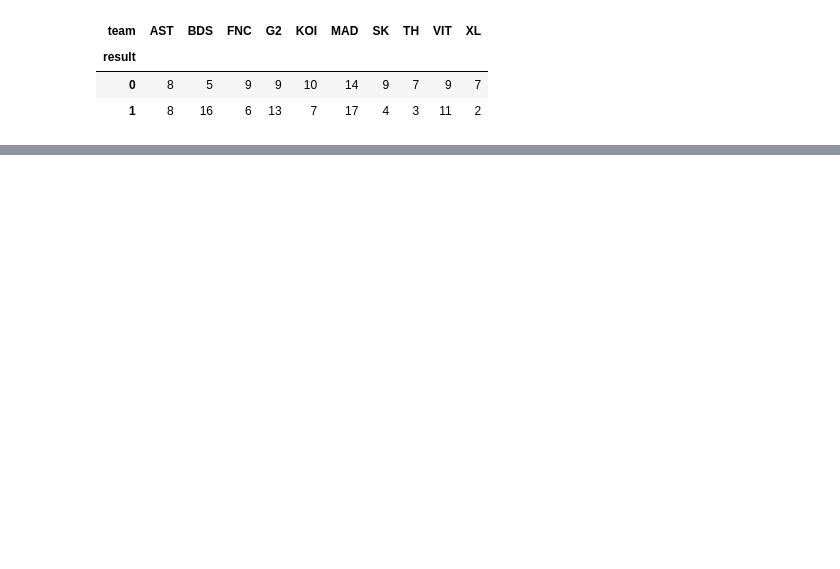
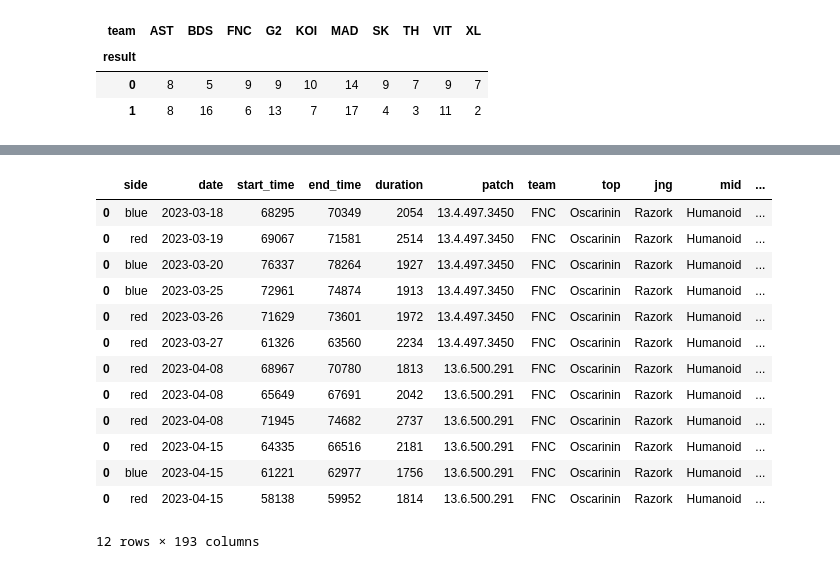
Before and after one commit to matthewh26/Global-Power-Rankings-Hackathon, a Jupyter notebook: Json_data.ipynb, the cells around one changed output, grey strips where cells are left out. Drawn from its saved outputs; the diff is of its cells as text; code cells hidden in the pictures; blank space fills up the shorter version.

Commit message:
adds rolling averages

```diff
--- a/Json_data.ipynb
+++ b/Json_data.ipynb
@@ -148,0 +179,32 @@ pd.pivot_table(df, index = 'result', columns = 'team', values = 'region' ,aggfun
+# %%
+grouped_games = df.groupby("team")
+# %%
+def rolling_avg(group,cols,new_cols):
+    group = group.sort_values("date")
+    rolling_stats = group[cols].rolling(3, closed ='left').mean() #assigns avg from previous 3 games onto the 4th game
+    group[new_cols]=rolling_stats
+    group = group.dropna(subset = new_cols) #drops the first 3 games without rolling averages
+    return group
+# %%
+end_cols = [col for col in df.columns if "_end" in col]
+cols = end_cols + ["total_pings","duration"]
+new_cols = [f"{c}_rolling" for c in cols]
+# %%
+fnc = grouped_games.get_group("FNC")
+# %%
+rolling_avg(fnc,cols,new_cols)
+# %% [output]
+|  | side | date | start_time | end_time | duration | patch | team | top | jng | mid | ... |
+| 0 | blue | 2023-03-18 | 68295 | 70349 | 2054 | 13.4.497.3450 | FNC | Oscarinin | Razork | Humanoid | ... |
+| 0 | red | 2023-03-19 | 69067 | 71581 | 2514 | 13.4.497.3450 | FNC | Oscarinin | Razork | Humanoid | ... |
+| 0 | blue | 2023-03-20 | 76337 | 78264 | 1927 | 13.4.497.3450 | FNC | Oscarinin | Razork | Humanoid | ... |
+| 0 | blue | 2023-03-25 | 72961 | 74874 | 1913 | 13.4.497.3450 | FNC | Oscarinin | Razork | Humanoid | ... |
+| 0 | red | 2023-03-26 | 71629 | 73601 | 1972 | 13.4.497.3450 | FNC | Oscarinin | Razork | Humanoid | ... |
+| 0 | red | 2023-03-27 | 61326 | 63560 | 2234 | 13.4.497.3450 | FNC | Oscarinin | Razork | Humanoid | ... |
+| 0 | red | 2023-04-08 | 68967 | 70780 | 1813 | 13.6.500.291 | FNC | Oscarinin | Razork | Humanoid | ... |
+| 0 | red | 2023-04-08 | 65649 | 67691 | 2042 | 13.6.500.291 | FNC | Oscarinin | Razork | Humanoid | ... |
+| 0 | red | 2023-04-08 | 71945 | 74682 | 2737 | 13.6.500.291 | FNC | Oscarinin | Razork | Humanoid | ... |
+| 0 | red | 2023-04-15 | 64335 | 66516 | 2181 | 13.6.500.291 | FNC | Oscarinin | Razork | Humanoid | ... |
+| 0 | blue | 2023-04-15 | 61221 | 62977 | 1756 | 13.6.500.291 | FNC | Oscarinin | Razork | Humanoid | ... |
+| 0 | red | 2023-04-15 | 58138 | 59952 | 1814 | 13.6.500.291 | FNC | Oscarinin | Razork | Humanoid | ... |
+12 rows × 193 columns
```
Also changed, not shown: parts of 10 cells of this notebook, 1 other file.
